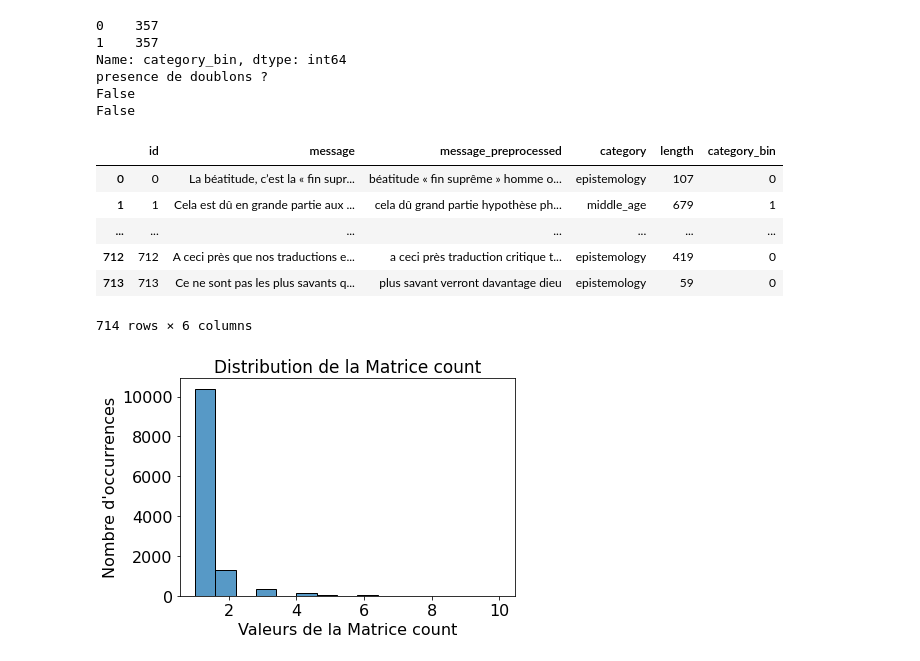
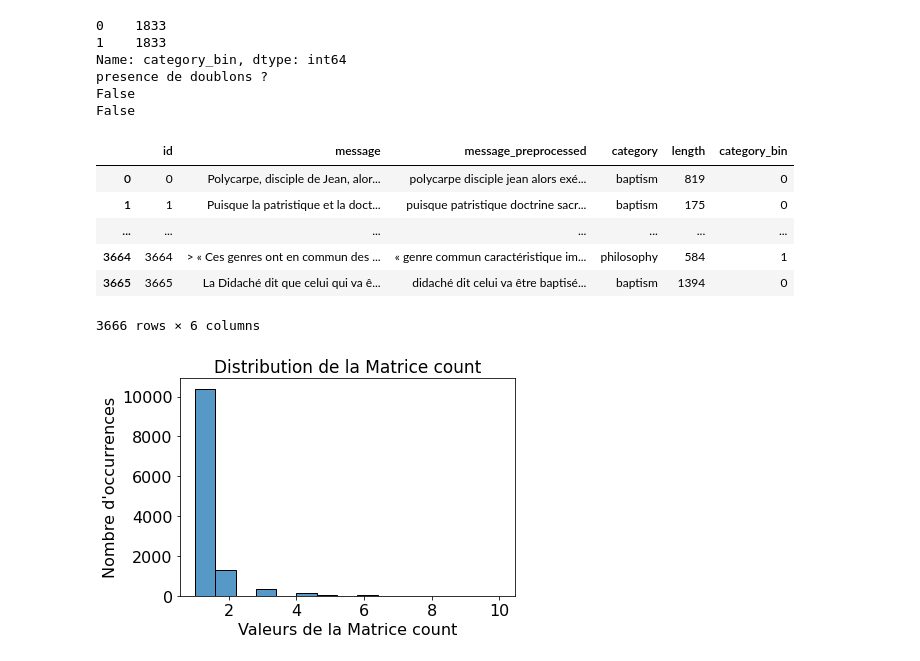
Before and after one commit to lolodino77/classification_texte_articles, a Jupyter notebook: sources/classification/test_transformations_matrice_count.ipynb, the cells around one changed output. Saved outputs shown, nothing was run; the diff lists cells and outputs as text; code cells hidden in the pictures.

```diff
--- a/sources/classification/test_transformations_matrice_count.ipynb
+++ b/sources/classification/test_transformations_matrice_count.ipynb
@@ -20,31 +23,32 @@ np.set_printoptions(suppress=True) # notation scientifique desactivee
 # %%
 current_folder = PureWindowsPath(globals()['_dh'][0]).as_posix()
 path_root = "/".join(current_folder.split("/")[:-2]) #remonter au dossier root du projet
 os.chdir(path_root)
-path = PureWindowsPath(os.getcwd() + "/data/input/data_middle_age_epistemology.parquet")
+path = PureWindowsPath(os.getcwd() + "/data/input/data_philosophy_baptism.parquet")
+# path = PureWindowsPath(os.getcwd() + "/data/input/data_middle_age_epistemology.parquet")
 path = path.as_posix() #convertir en path linux (convertir les \\ en /)
 corpus = pd.read_parquet(path) #engine="fastparquet"
 corpus = get_balanced_binary_dataset(corpus, class_col_name="category")
 
 print(corpus["category_bin"].value_counts())
 print("presence de doublons ?")
 print(corpus.id.duplicated().any())
 print(corpus.index.duplicated().any())
 corpus
 # %% [output]
-0    357
-1    357
+0    1833
+1    1833
 Name: category_bin, dtype: int64
 presence de doublons ?
 False
 False
 |  | id | message | message_preprocessed | category | length | category_bin |
-| 0 | 0 | La béatitude, c’est la « fin supr... | béatitude « fin suprême » homme o... | epistemology | 107 | 0 |
-| 1 | 1 | Cela est dû en grande partie aux ... | cela dû grand partie hypothèse ph... | middle_age | 679 | 1 |
+| 0 | 0 | Polycarpe, disciple de Jean, alor... | polycarpe disciple jean alors exé... | baptism | 819 | 0 |
+| 1 | 1 | Puisque la patristique et la doct... | puisque patristique doctrine sacr... | baptism | 175 | 0 |
 | ... | ... | ... | ... | ... | ... | ... |
-| 712 | 712 | A ceci près que nos traductions e... | a ceci près traduction critique t... | epistemology | 419 | 0 |
-| 713 | 713 | Ce ne sont pas les plus savants q... | plus savant verront davantage dieu | epistemology | 59 | 0 |
+| 3664 | 3664 | > « Ces genres ont en commun des ... | « genre commun caractéristique im... | philosophy | 584 | 1 |
+| 3665 | 3665 | La Didaché dit que celui qui va ê... | didaché dit celui va être baptisé... | baptism | 1394 | 0 |
-714 rows × 6 columns
+3666 rows × 6 columns
 # %%
 X = corpus["message_preprocessed"]
 y = corpus["category"]
```
Also changed, not shown: parts of 8 cells of this notebook, 3 other files.
